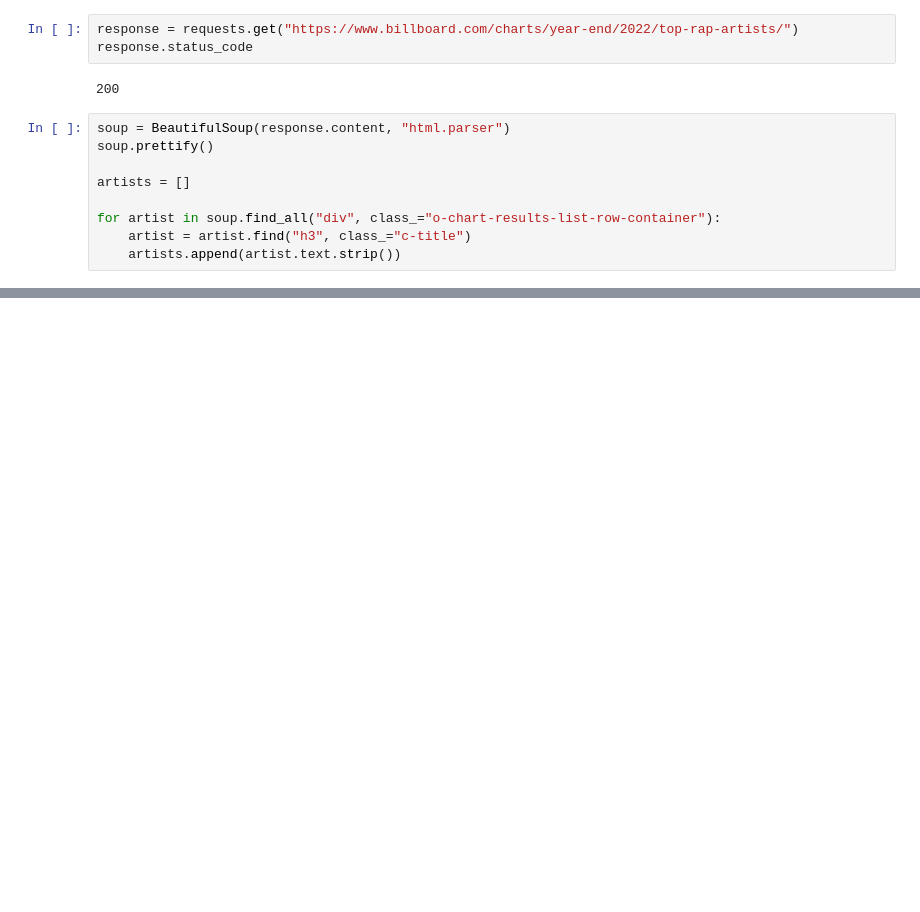
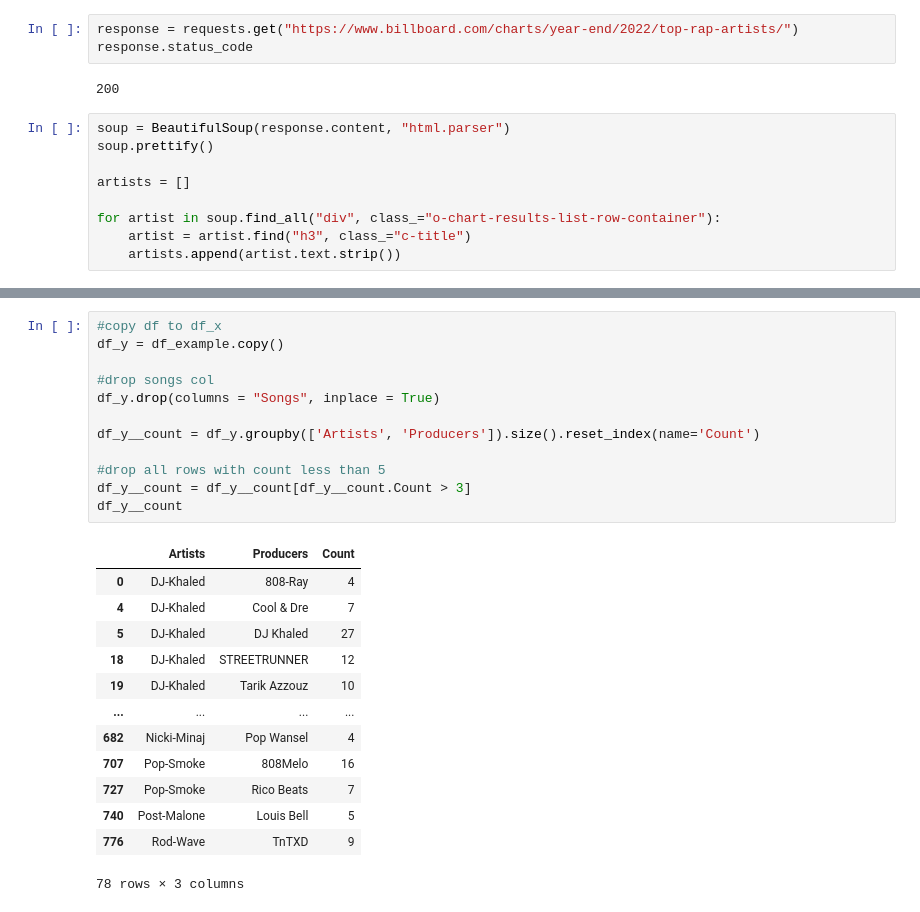
Before and after one commit to yatheshl/STA220-Analysis-of-Music-Trends, a Jupyter notebook: Q5/Get_data.ipynb, the cells around one changed output, grey strips where cells are left out. Cells and saved outputs as stored; diff of their text form; blank space fills up the shorter version.

```diff
--- a/Q5/Get_data.ipynb
+++ b/Q5/Get_data.ipynb
@@ -69,0 +298,26 @@ for samples in soup.find_all("article", class_="trackItem"):
+# %%
+#copy df to df_x
+df_y = df_example.copy()
+
+#drop songs col
+df_y.drop(columns = "Songs", inplace = True)
+
+df_y__count = df_y.groupby(['Artists', 'Producers']).size().reset_index(name='Count')
+
+#drop all rows with count less than 5
+df_y__count = df_y__count[df_y__count.Count > 3]
+df_y__count
+# %% [output]
+|  | Artists | Producers | Count |
+| 0 | DJ-Khaled | 808-Ray | 4 |
+| 4 | DJ-Khaled | Cool & Dre | 7 |
+| 5 | DJ-Khaled | DJ Khaled | 27 |
+| 18 | DJ-Khaled | STREETRUNNER | 12 |
+| 19 | DJ-Khaled | Tarik Azzouz | 10 |
+| ... | ... | ... | ... |
+| 682 | Nicki-Minaj | Pop Wansel | 4 |
+| 707 | Pop-Smoke | 808Melo | 16 |
+| 727 | Pop-Smoke | Rico Beats | 7 |
+| 740 | Post-Malone | Louis Bell | 5 |
+| 776 | Rod-Wave | TnTXD | 9 |
+78 rows × 3 columns
```
Also changed, not shown: parts of 16 cells of this notebook.
